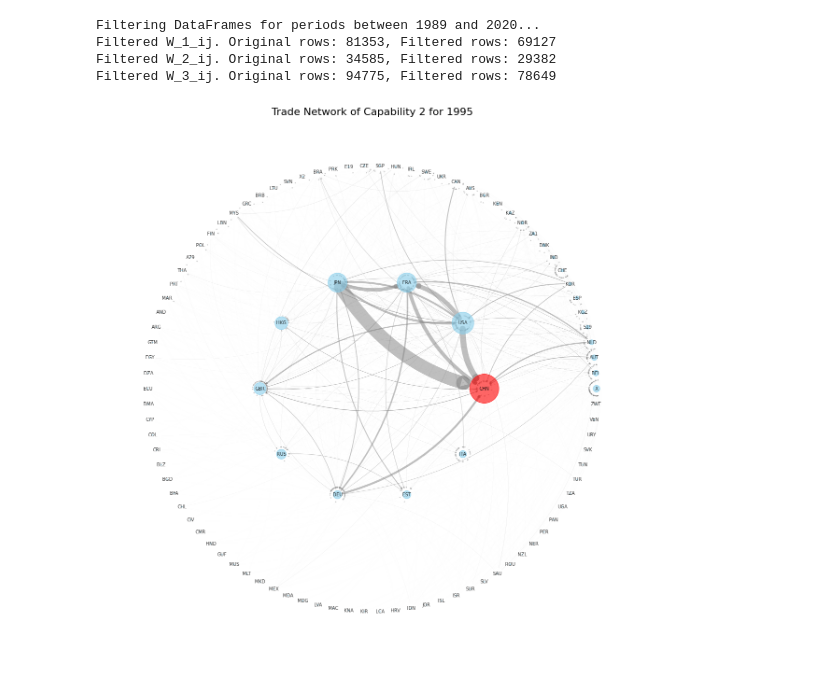
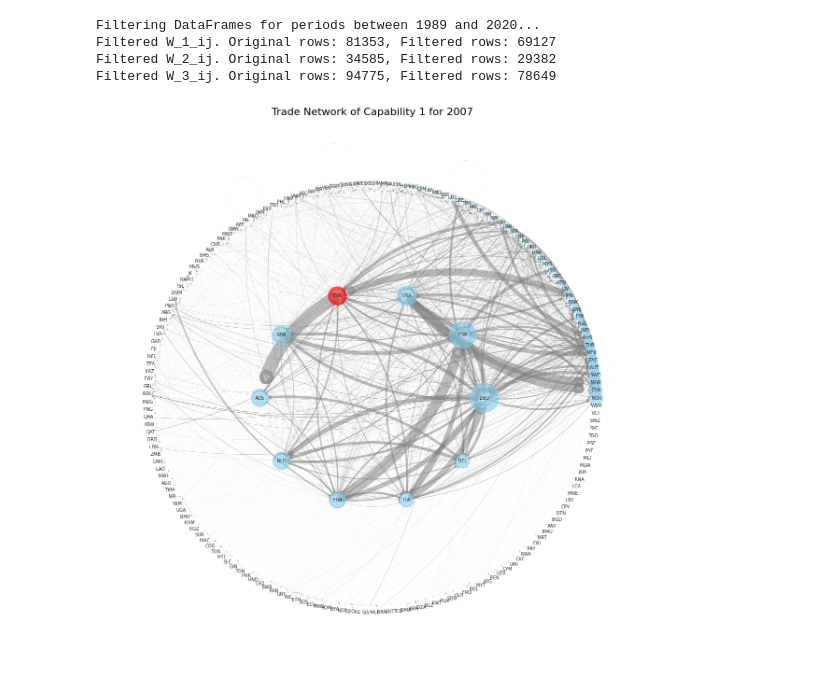
Before and after one commit to langnils/TradeNetworks, a Jupyter notebook: Visualization/Network_Single.ipynb, the cells around one changed output. Cells and saved outputs as stored; diff of their text form; code cells hidden in the pictures.

```diff
--- a/Visualization/Network_Single.ipynb
+++ b/Visualization/Network_Single.ipynb
@@ -36,16 +36,16 @@ Filtered W_1_ij. Original rows: 81353, Filtered rows: 69127
 Filtered W_2_ij. Original rows: 34585, Filtered rows: 29382
 Filtered W_3_ij. Original rows: 94775, Filtered rows: 78649
 # %%
-period_val = 1995
-cap = 2
+period_val = 2007
+cap = 1
 
 #Filter the dataframe for the specific period
 TN_t_c = W_ij_dataframes[f"W_{cap}_ij"][W_ij_dataframes[f"W_{cap}_ij"]["period"] == period_val]
 
 #Calculate PageRank
 pagerank_TN_t_c= calculate_pagerank(TN_t_c)
 
 # Visualize the 2002 network with custom layout
 visualize_network(TN_t_c, pagerank_TN_t_c, top_n=10, period_val = period_val, cap=cap) # Adjusted top_n to 3 due to small sample size
 # %% [output]
-[figure, old version]
+[figure, new version]
```
Also changed, not shown: 2 other files.
